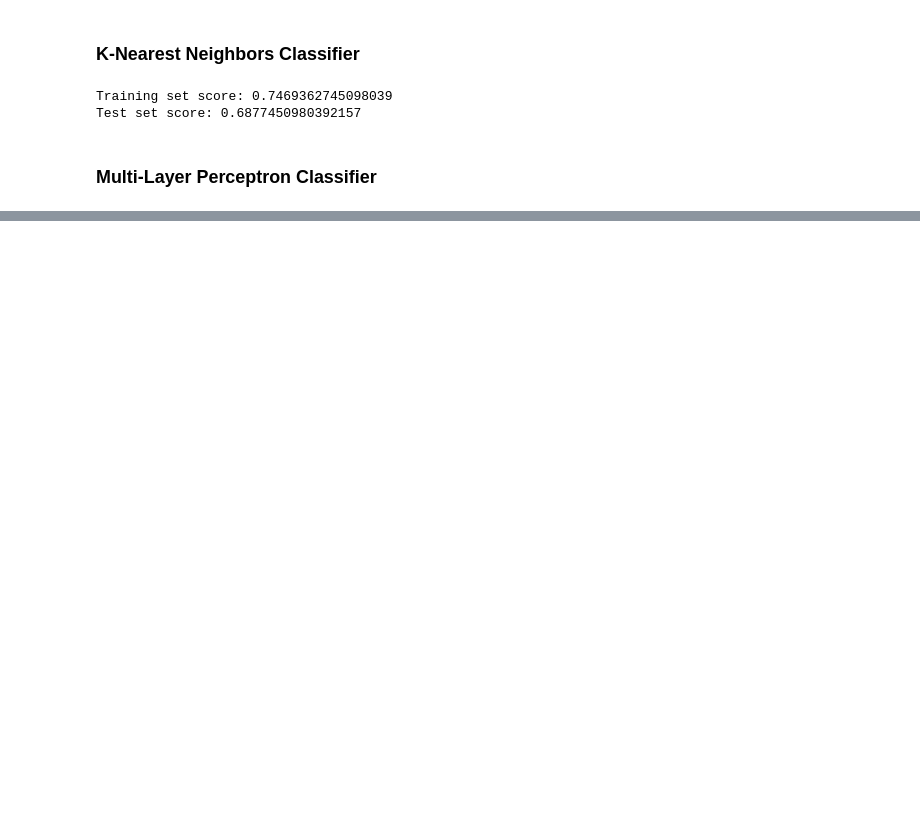
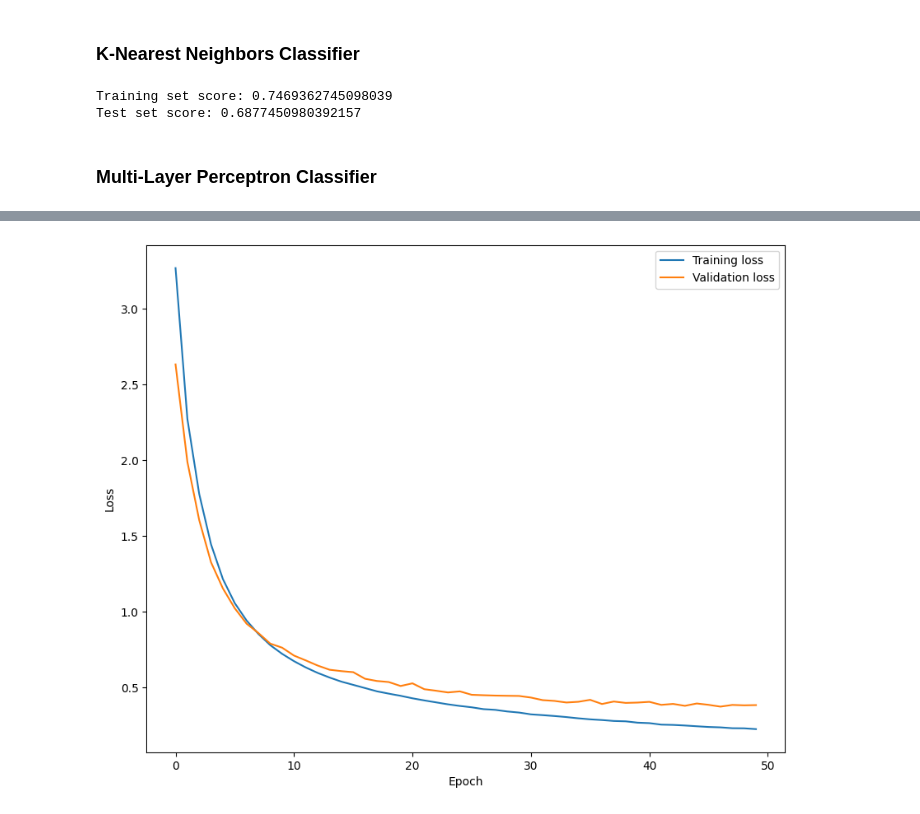
Before and after one commit to LesCadets/keystroke-dynamics-benchmark-dataset, a Jupyter notebook: keystroke-detection-tool.ipynb, the cells around one changed output, grey strips where cells are left out. Cells and saved outputs as stored; diff of their text form; code cells hidden in the pictures; blank space fills up the shorter version.

Commit message:
feat: added a DNN model

```diff
--- a/keystroke-detection-tool.ipynb
+++ b/keystroke-detection-tool.ipynb
@@ -185,0 +250,19 @@ Test set score: 0.8254901960784313
+# %%
+# Define the architechture of the model
+def build_model():
+    model = keras.Sequential([
+        layers.Dense(64, activation='relu', kernel_initializer='he_normal', input_shape=[X_train.shape[1]]),
+        layers.Dense(64, activation='relu', kernel_initializer='he_normal'),
+        layers.Dense(y_train.shape[1], activation='softmax')
+    ])
+
+    optimizer = keras.optimizers.Adam(0.001)
+    loss = keras.losses.CategoricalCrossentropy()
+    model.compile(optimizer=optimizer, loss=loss, metrics=['accuracy'])
+    return model
+# %%
+# Build the model
+model = build_model()
+
+# Model summary
+model.summary()
@@ -185,0 +285,3 @@ Test set score: 0.8254901960784313
+# %%
+# Train the model
+history = model.fit(X_train, y_train, epochs=50, batch_size=32, validation_data=(X_test, y_test))
@@ -185,0 +306,5 @@ Test set score: 0.8254901960784313
+# %%
+# Show history in dataframe
+hist_df = pd.DataFrame(history.history)
+hist_df['epoch'] = history.epoch
+hist_df.tail()
@@ -185,0 +318,11 @@ Test set score: 0.8254901960784313
+# %%
+# Plot the loss curves
+plt.figure(figsize=(10, 8))
+plt.plot(hist_df['epoch'], hist_df['loss'], label='Training loss')
+plt.plot(hist_df['epoch'], hist_df['val_loss'], label='Validation loss')
+plt.xlabel('Epoch')
+plt.ylabel('Loss')
+plt.legend()
+plt.show()
+# %% [output]
+[figure, added]
```
Also changed, not shown: parts of 9 cells of this notebook.
